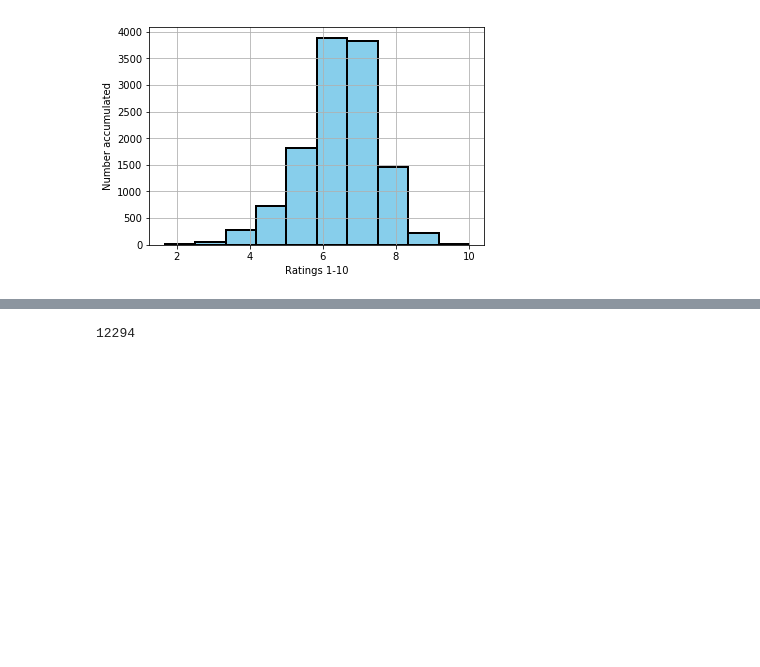
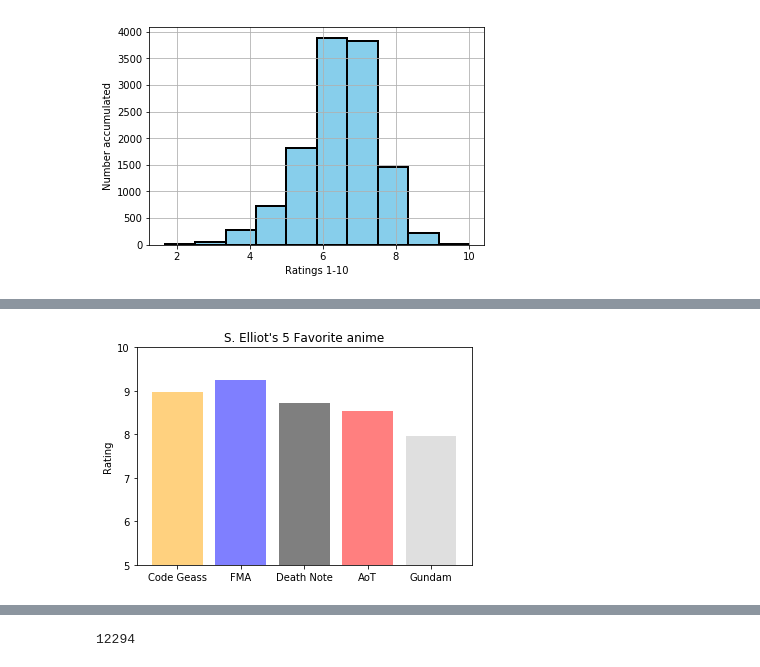
Before and after one commit to AkiBae4891/DS-Unit-1-Sprint-5-Data-Storytelling-Blog-Post, a Jupyter notebook: Anime_Project_1.ipynb, the cells around one changed output, grey strips where cells are left out. Saved outputs shown, nothing was run; the diff lists cells and outputs as text; code cells hidden in the pictures; blank space fills up the shorter version.

```diff
--- a/Anime_Project_1.ipynb
+++ b/Anime_Project_1.ipynb
@@ -368,0 +404,16 @@ plt.show()
+# %%
+# 5 of my friend S. Elliot's favorite animes and their overall rating
+objects = ('Code Geass', 'FMA', 'Death Note',
+           "AoT", 'Gundam')
+y_pos = np.arange(len(objects))
+performance = [8.98,9.26,8.71,8.54,7.96,]
+
+plt.bar(y_pos, performance, align='center', alpha=0.5, color=['orange', 'blue', 'black', 'red', 'silver'])
+plt.xticks(y_pos, objects)
+plt.ylabel('Rating')
+plt.ylim(5,10)
+plt.title("S. Elliot's 5 Favorite anime")
+
+plt.show()
+# %% [output]
+[figure, added]
```
Also changed, not shown: parts of 44 cells of this notebook.
